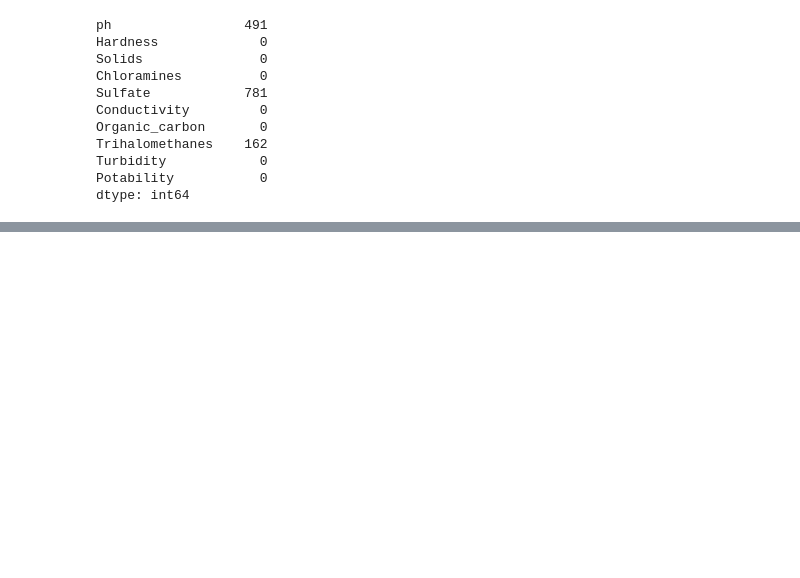
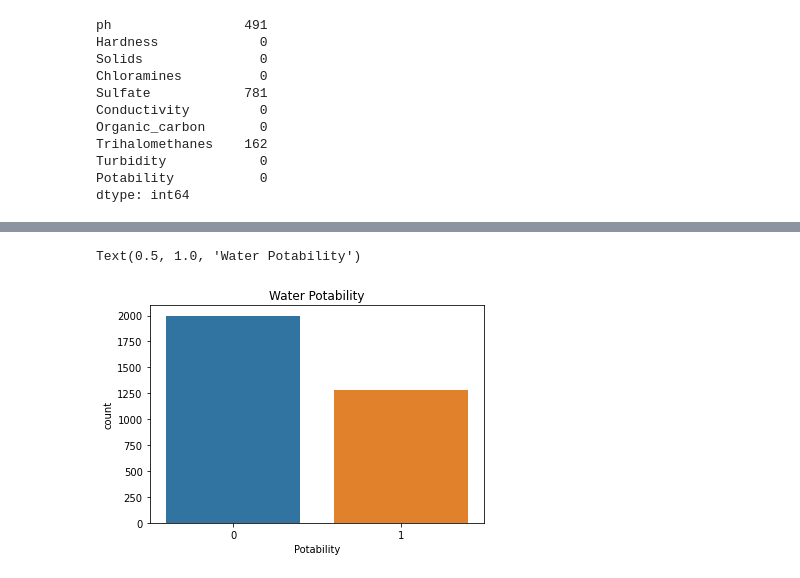
Before and after one commit to stejul/waterQualityDS, a Jupyter notebook: eda/EDA.ipynb, the cells around one changed output, grey strips where cells are left out. Drawn from its saved outputs; the diff is of its cells as text; code cells hidden in the pictures; blank space fills up the shorter version.

Commit message:
eda: added some plots

```diff
--- a/eda/EDA.ipynb
+++ b/eda/EDA.ipynb
@@ -104,5 +104,6 @@ Turbidity            0
 Potability           0
 dtype: int64
 # %%
-df_no_nan = df.fillna(method="bfill", inplace=True)
+dfNN = df.fillna(method="ffill", inplace=False)
+dfNN["ph"].fillna(method="bfill", inplace=True)
 # %%
@@ -111,0 +124,9 @@ AttributeError: 'NoneType' object has no attribute 'tail'
+# %%
+# Show count of the water potability
+sns.color_palette("flare", as_cmap=True)
+sns.set_palette("tab10")
+bar = sns.countplot(x="Potability", data=dfNN)
+bar.set_title("Water Potability")
+# %% [output]
+Text(0.5, 1.0, 'Water Potability')
+[figure, added]
```
Also changed, not shown: parts of 5 cells of this notebook.
